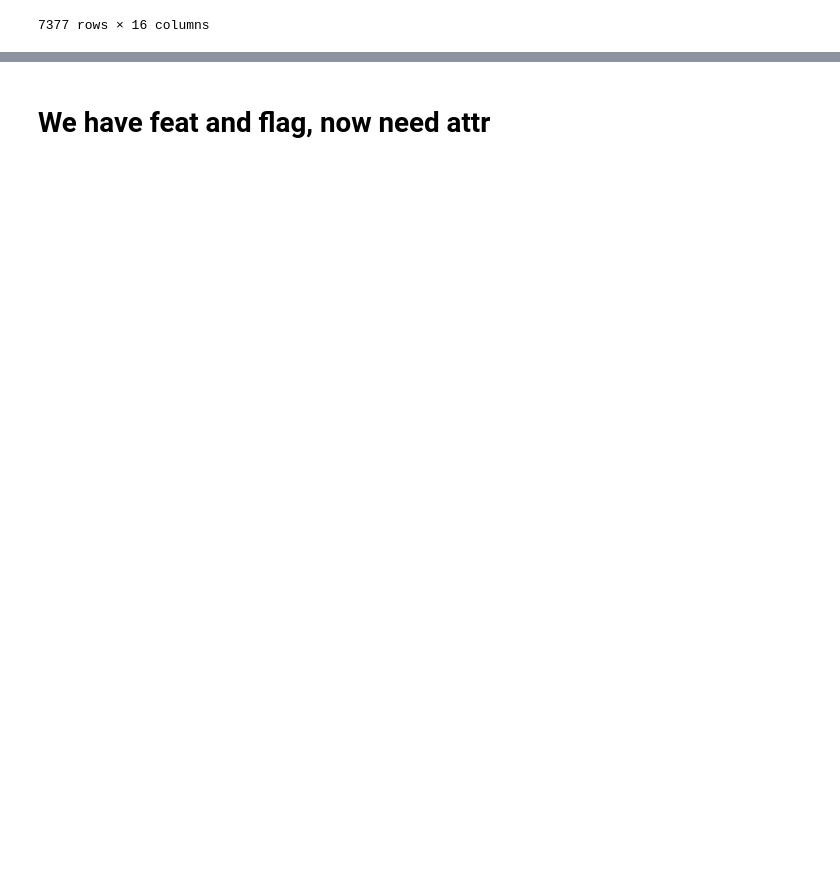
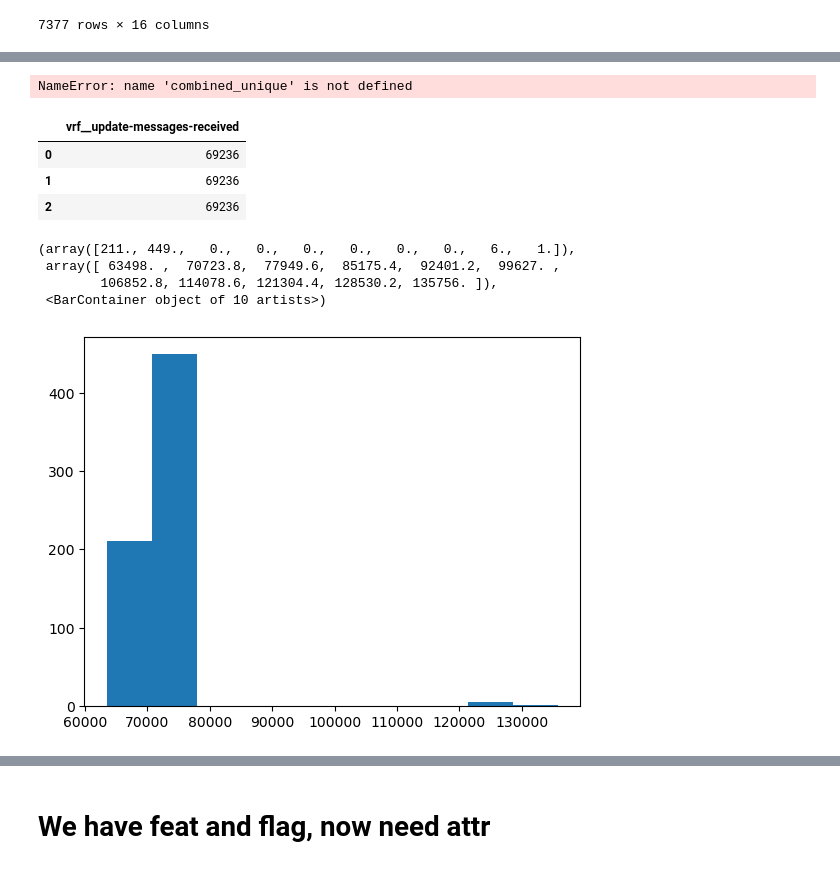
Before and after one commit to rashidkolaghassi/RedHat_Collab_Work, a Jupyter notebook: Cisco_to_NPZ.ipynb, the cells around one changed output, grey strips where cells are left out. Saved outputs shown, nothing was run; the diff lists cells and outputs as text; code cells hidden in the pictures; blank space fills up the shorter version.

```diff
--- a/Cisco_to_NPZ.ipynb
+++ b/Cisco_to_NPZ.ipynb
@@ -231,0 +395,20 @@ Deprecated in NumPy 1.20; for more details and guidance: https://numpy.org/devdo
+# %%
+n_features = np.size(features)
+length_array = np.zeros([n_features])
+count  = 0
+combined_unique = pd.concat([process_df, info_df], axis = 1)
+unique_vals = combined_unique[features]
+total_unique_values = np.ndarray([])
+for col in unique_vals:
+    #print(col)
+    #print(unique_vals[col].unique())
+    length_array[count] = len(unique_vals[col].unique())
+    unique = unique_vals[col].unique()
+    unique = unique.astype(int)
+    if count == 0:
+        total_unique_values = unique
+    else:
+        total_unique_values = np.concatenate((total_unique_values,unique),axis = 0)
+    count+=1
+print(length_array)
+print(total_unique_values)
@@ -231,0 +568,28 @@ Deprecated in NumPy 1.20; for more details and guidance: https://numpy.org/devdo
+# %%
+zoinks = combined_unique[combined_unique["Producer"] == unique_producers[0]]
+zoinks = combined[features]
+zoinks = zoinks.to_numpy()
+zoinks = zoinks.astype(float)
+print(zoinks)
+plt.hist(zoinks)
+# %% [output]
+NameError: name 'combined_unique' is not defined
+# %%
+combined.head(3)
+# %% [output]
+|  | vrf__update-messages-received |
+| 0 | 69236 |
+| 1 | 69236 |
+| 2 | 69236 |
+# %%
+x=combined_unique[combined_unique['Producer']=='leaf1']
+x = x[features]
+x_np = x.to_numpy()
+x_np = x_np.astype(float)
+plt.hist(x_np)
+# %% [output]
+(array([211., 449.,   0.,   0.,   0.,   0.,   0.,   0.,   6.,   1.]),
+ array([ 63498. ,  70723.8,  77949.6,  85175.4,  92401.2,  99627. ,
+        106852.8, 114078.6, 121304.4, 128530.2, 135756. ]),
+ <BarContainer object of 10 artists>)
+[figure, added]
```
Also changed, not shown: parts of 45 cells of this notebook.
